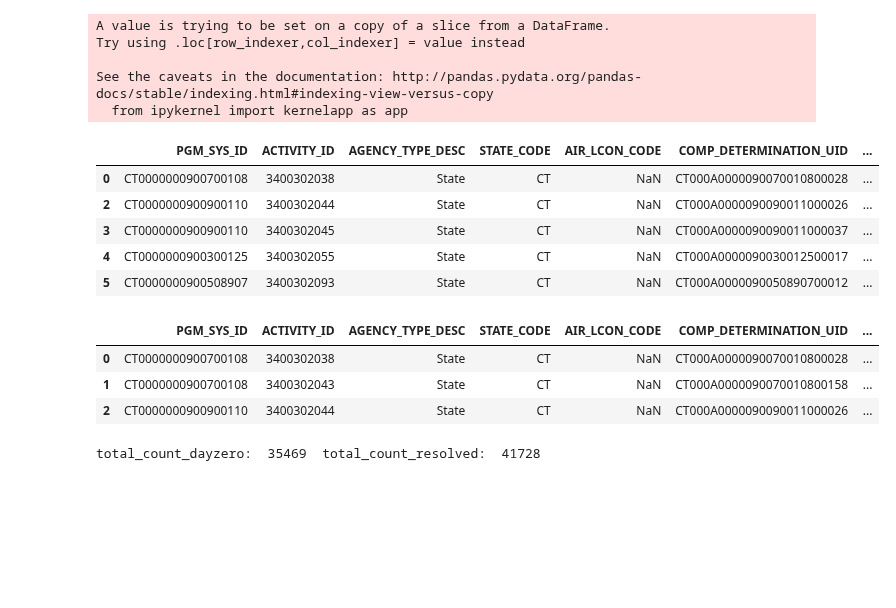
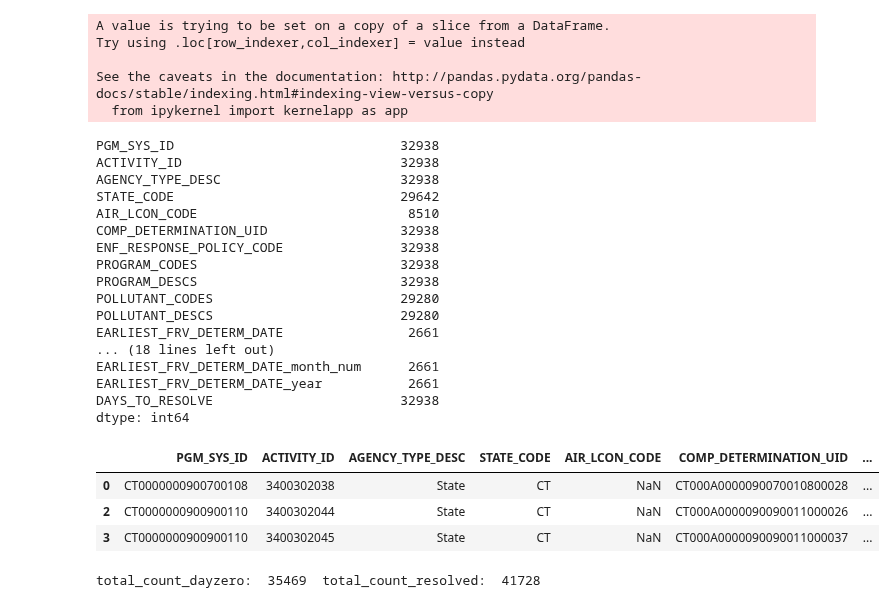
Before and after one commit to Aycrazy/ML_Project, a Jupyter notebook: ICIS_explore_2.ipynb, the cells around one changed output. Cells and saved outputs as stored; diff of their text form; code cells hidden in the pictures; blank space fills up the shorter version.

```diff
--- a/ICIS_explore_2.ipynb
+++ b/ICIS_explore_2.ipynb
@@ -84,9 +68,14 @@ def create_date_charts(df, original_date_columns):
         df.groupby([date_column+'_year']).size().to_frame().plot(kind='area',color='orange')
     plt.show()
 # %%
+# DAYS TO RESOLVE
+
 df_violations_no_date_na = df_violations.dropna(subset=['HPV_RESOLVED_DATE_datetime','HPV_DAYZERO_DATE_datetime'])
 df_violations_no_date_na['DAYS_TO_RESOLVE'] = pd.to_datetime(df_violations_no_date_na['HPV_RESOLVED_DATE_datetime']).sub(pd.to_datetime(df_violations_no_date_na['HPV_DAYZERO_DATE_datetime']))
-#df_no = df_violations_no_date_na['HPV_RESOLVED_DATE_datetime']- df_violations_no_date_na['HPV_DAYZERO_DATE_datetime']
+
+def day_to_int(series_row):
+    return int(str(series_row).split()[0])
+df_violations_no_date_na['DAYS_TO_RESOLVE_INT'] = df_violations_no_date_na.DAYS_TO_RESOLVE.apply(day_to_int)
 # %% [output]
 A value is trying to be set on a copy of a slice from a DataFrame.
 Try using .loc[row_indexer,col_indexer] = value instead
@@ -94,22 +83,33 @@ Try using .loc[row_indexer,col_indexer] = value instead
 See the caveats in the documentation: http://pandas.pydata.org/pandas-docs/stable/indexing.html#indexing-view-versus-copy
   from ipykernel import kernelapp as app
 # %%
-df_violations_no_date_na.head()
+df_violations_no_date_na.count()
 # %% [output]
-|  | PGM_SYS_ID | ACTIVITY_ID | AGENCY_TYPE_DESC | STATE_CODE | AIR_LCON_CODE | COMP_DETERMINATION_UID | ... |
-| 0 | CT0000000900700108 | 3400302038 | State | CT | NaN | CT000A0000090070010800028 | ... |
-| 2 | CT0000000900900110 | 3400302044 | State | CT | NaN | CT000A0000090090011000026 | ... |
-| 3 | CT0000000900900110 | 3400302045 | State | CT | NaN | CT000A0000090090011000037 | ... |
-| 4 | CT0000000900300125 | 3400302055 | State | CT | NaN | CT000A0000090030012500017 | ... |
-| 5 | CT0000000900508907 | 3400302093 | State | CT | NaN | CT000A0000090050890700012 | ... |
+PGM_SYS_ID                             32938
+ACTIVITY_ID                            32938
+AGENCY_TYPE_DESC                       32938
+STATE_CODE                             29642
+AIR_LCON_CODE                           8510
+COMP_DETERMINATION_UID                 32938
+ENF_RESPONSE_POLICY_CODE               32938
+PROGRAM_CODES                          32938
+PROGRAM_DESCS                          32938
+POLLUTANT_CODES                        29280
+POLLUTANT_DESCS                        29280
+EARLIEST_FRV_DETERM_DATE                2661
+... (18 lines left out)
+EARLIEST_FRV_DETERM_DATE_month_num      2661
+EARLIEST_FRV_DETERM_DATE_year           2661
+DAYS_TO_RESOLVE                        32938
+dtype: int64
 # %%
 pd.set_option('max_columns', 100)
-df_violations.head(3)
+df_violations_no_date_na.head(3)
 # %% [output]
 |  | PGM_SYS_ID | ACTIVITY_ID | AGENCY_TYPE_DESC | STATE_CODE | AIR_LCON_CODE | COMP_DETERMINATION_UID | ... |
 | 0 | CT0000000900700108 | 3400302038 | State | CT | NaN | CT000A0000090070010800028 | ... |
-| 1 | CT0000000900700108 | 3400302043 | State | CT | NaN | CT000A0000090070010800158 | ... |
 | 2 | CT0000000900900110 | 3400302044 | State | CT | NaN | CT000A0000090090011000026 | ... |
+| 3 | CT0000000900900110 | 3400302045 | State | CT | NaN | CT000A0000090090011000037 | ... |
 # %%
 print('total_count_dayzero: ',len(df_violations.HPV_DAYZERO_DATE.dropna()),' total_count_resolved: ',len(df_violations.HPV_RESOLVED_DATE.dropna()))
 # %% [output]
```
Also changed, not shown: parts of 6 cells of this notebook.
